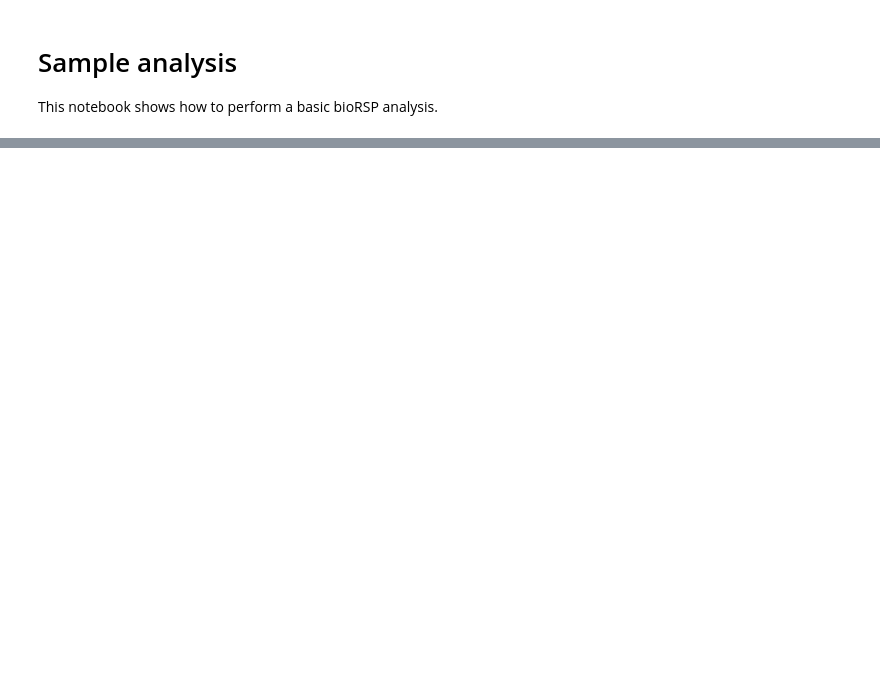
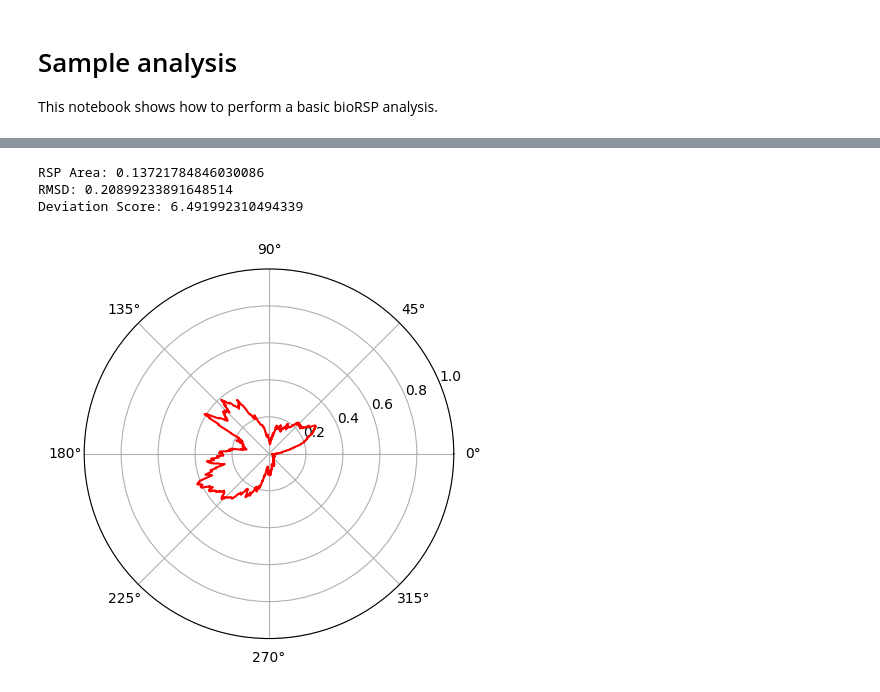
Before and after one commit to cytronicoder/biorsp-old, a Jupyter notebook: analysis.ipynb, the cells around one changed output, grey strips where cells are left out. Cells and saved outputs as stored; diff of their text form; code cells hidden in the pictures; blank space fills up the shorter version.

```diff
--- a/analysis.ipynb
+++ b/analysis.ipynb
@@ -61,5 +69,5 @@ plt.show()
 # %%
-rsp_area, rmsd, deviation_score = rsp(
+rsp_area, rmsd, deviation_score, differences = rsp(
     foreground_points,
     background_points,
     vantage_point,
@@ -71,23 +79,19 @@ rsp_area, rmsd, deviation_score = rsp(
 print(f"RSP Area: {rsp_area}")
 print(f"RMSD: {rmsd}")
 print(f"Deviation Score: {deviation_score}")
+# %% [output]
+RSP Area: 0.13721784846030086
+RMSD: 0.20899233891648514
+Deviation Score: 6.491992310494339
 # %%
 rsp_figure = plt.figure()
 plt.subplot(polar=True)
 
-differences = calculate_differences(
-    foreground_points=foreground_points,
-    background_points=background_points,
-    scanning_window=np.pi / 2,
-    resolution=1000,
-    vantage_point=vantage_point,
-    angle_range=np.array([0, 2 * np.pi]),
-    mode="absolute",
-)
-
 plt.plot(np.linspace(0, 2 * np.pi, 1000), differences, color="red")
 plt.ylim(0, 1)
 plt.show()
+# %% [output]
+[figure, added]
 # %%
 # get me the uniform radius
 radius = np.sqrt(rsp_area / np.pi)
```
Also changed, not shown: parts of 5 cells of this notebook, 8 other files.
